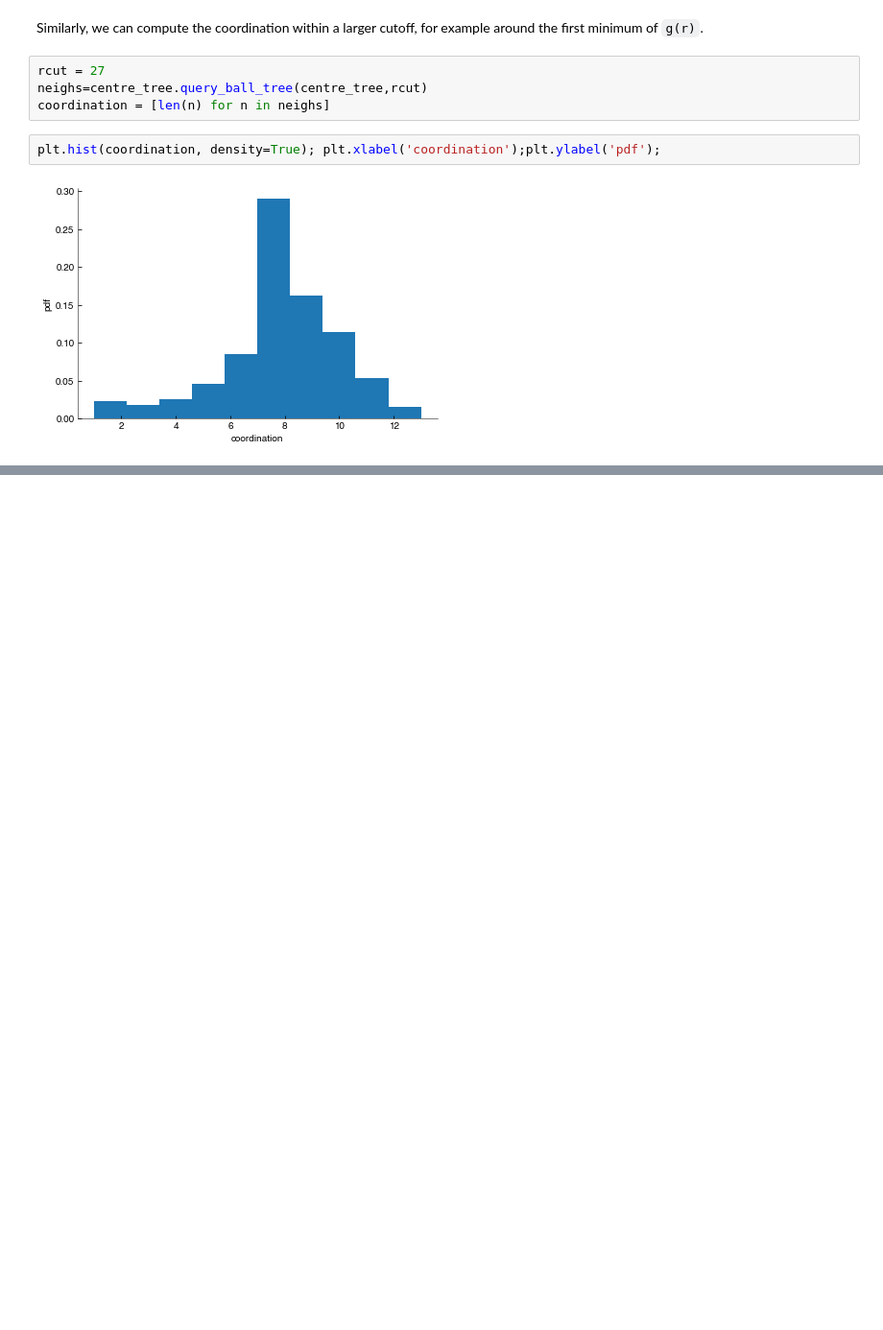
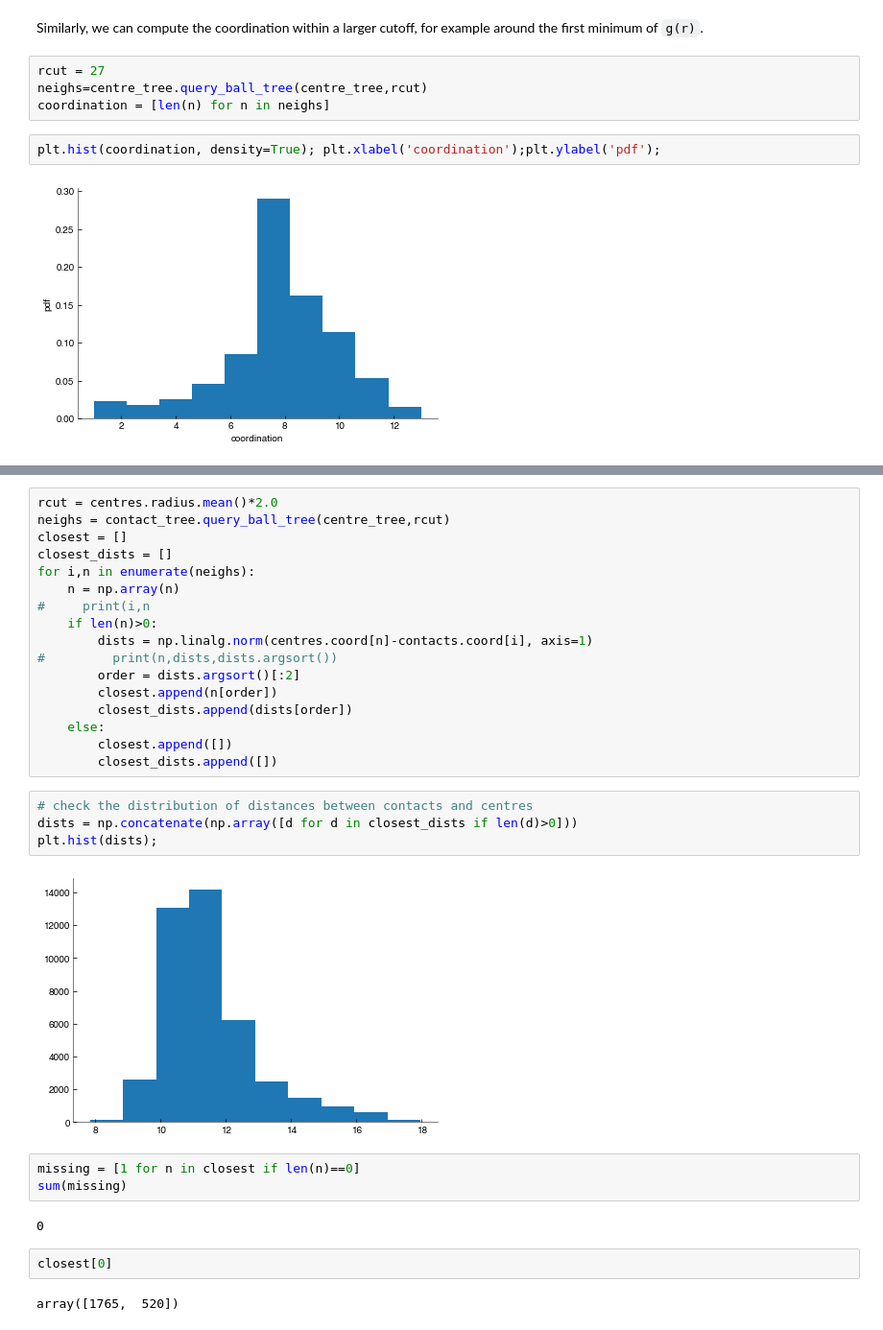
Before and after one commit to FTurci/canard-enchaine, a Jupyter notebook: Analysis.ipynb, the cells around one changed output, grey strips where cells are left out. Shown: that part at 96% size. Drawn from its saved outputs; the diff is of its cells as text; blank space fills up the shorter version.

```diff
--- a/Analysis.ipynb
+++ b/Analysis.ipynb
@@ -110,0 +111,32 @@ plt.xlabel('total contact volume'); plt.ylabel('coordination');
+# %%
+rcut = centres.radius.mean()*2.0
+neighs = contact_tree.query_ball_tree(centre_tree,rcut)
+closest = []
+closest_dists = []
+for i,n in enumerate(neighs):
+    n = np.array(n)
+#     print(i,n
+    if len(n)>0:
+        dists = np.linalg.norm(centres.coord[n]-contacts.coord[i], axis=1)
+#         print(n,dists,dists.argsort())
+        order = dists.argsort()[:2]
+        closest.append(n[order])
+        closest_dists.append(dists[order])
+    else:
+        closest.append([])
+        closest_dists.append([])
+# %%
+# check the distribution of distances between contacts and centres
+dists = np.concatenate(np.array([d for d in closest_dists if len(d)>0]))
+plt.hist(dists);
+# %% [output]
+[figure, added]
+# %%
+missing = [1 for n in closest if len(n)==0]
+sum(missing)
+# %% [output]
+0
+# %%
+closest[0]
+# %% [output]
+array([1765,  520])
```
Also changed, not shown: parts of 23 cells of this notebook, 6 other files.
